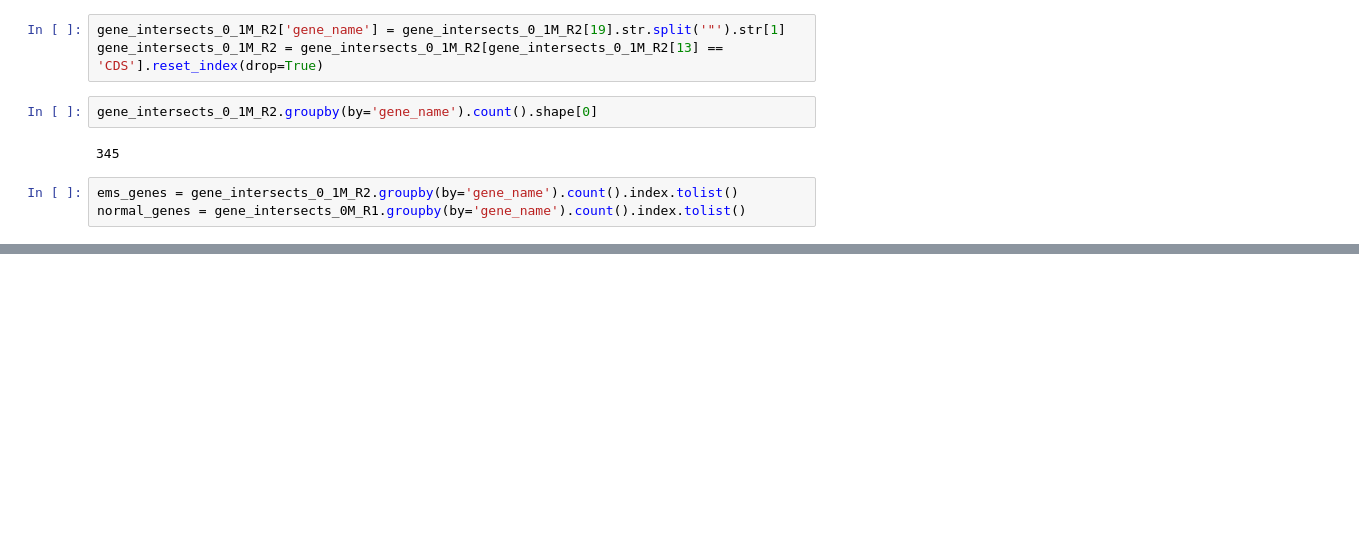
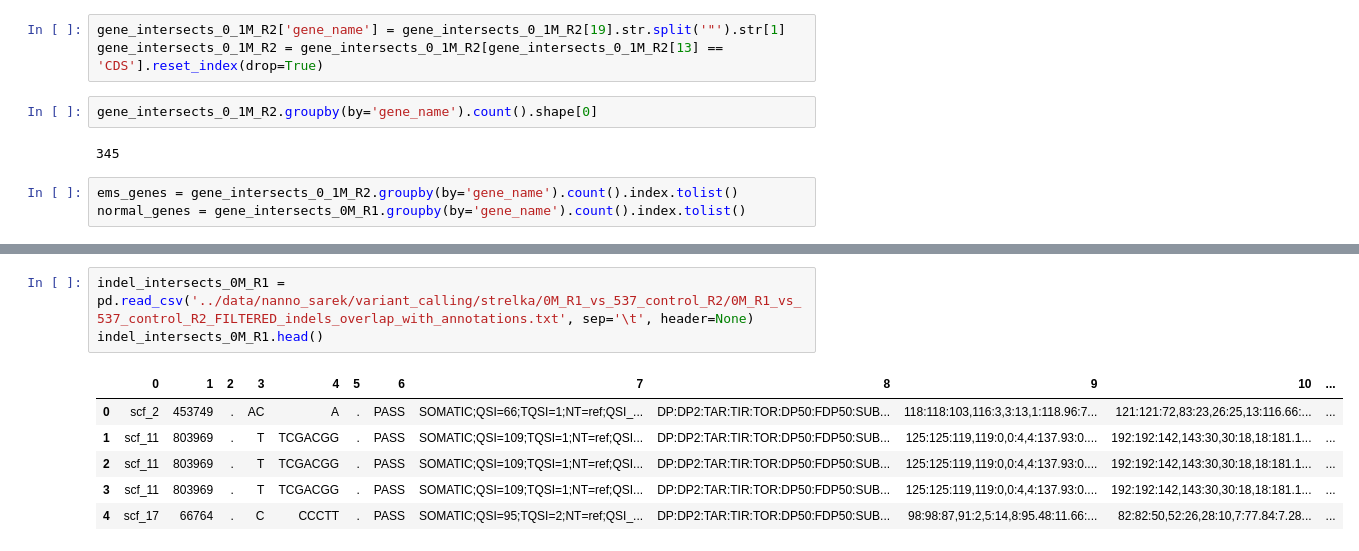
Before and after one commit to serenalotreck/evolved-nanno, a Jupyter notebook: notebooks/variant_exploration.ipynb, the cells around one changed output, grey strips where cells are left out. Drawn from its saved outputs; the diff is of its cells as text; blank space fills up the shorter version.

Commit message:
Add indels to initial exploration

```diff
--- a/notebooks/variant_exploration.ipynb
+++ b/notebooks/variant_exploration.ipynb
@@ -227,0 +246,10 @@ Only 3 genes overlap between the two conditions!
+# %%
+indel_intersects_0M_R1 = pd.read_csv('../data/nanno_sarek/variant_calling/strelka/0M_R1_vs_537_control_R2/0M_R1_vs_537_control_R2_FILTERED_indels_overlap_with_annotations.txt', sep='\t', header=None)
+indel_intersects_0M_R1.head()
+# %% [output]
+|  | 0 | 1 | 2 | 3 | 4 | 5 | 6 | 7 | 8 | 9 | 10 | ... |
+| 0 | scf_2 | 453749 | . | AC | A | . | PASS | SOMATIC;QSI=66;TQSI=1;NT=ref;QSI_... | DP:DP2:TAR:TIR:TOR:DP50:FDP50:SUB... | 118:118:103,116:3,3:13,1:118.96:7... | 121:121:72,83:23,26:25,13:116.66:... | ... |
+| 1 | scf_11 | 803969 | . | T | TCGACGG | . | PASS | SOMATIC;QSI=109;TQSI=1;NT=ref;QSI... | DP:DP2:TAR:TIR:TOR:DP50:FDP50:SUB... | 125:125:119,119:0,0:4,4:137.93:0.... | 192:192:142,143:30,30:18,18:181.1... | ... |
+| 2 | scf_11 | 803969 | . | T | TCGACGG | . | PASS | SOMATIC;QSI=109;TQSI=1;NT=ref;QSI... | DP:DP2:TAR:TIR:TOR:DP50:FDP50:SUB... | 125:125:119,119:0,0:4,4:137.93:0.... | 192:192:142,143:30,30:18,18:181.1... | ... |
+| 3 | scf_11 | 803969 | . | T | TCGACGG | . | PASS | SOMATIC;QSI=109;TQSI=1;NT=ref;QSI... | DP:DP2:TAR:TIR:TOR:DP50:FDP50:SUB... | 125:125:119,119:0,0:4,4:137.93:0.... | 192:192:142,143:30,30:18,18:181.1... | ... |
+| 4 | scf_17 | 66764 | . | C | CCCTT | . | PASS | SOMATIC;QSI=95;TQSI=2;NT=ref;QSI_... | DP:DP2:TAR:TIR:TOR:DP50:FDP50:SUB... | 98:98:87,91:2,5:14,8:95.48:11.66:... | 82:82:50,52:26,28:10,7:77.84:7.28... | ... |
```
Also changed, not shown: parts of 15 cells of this notebook.
